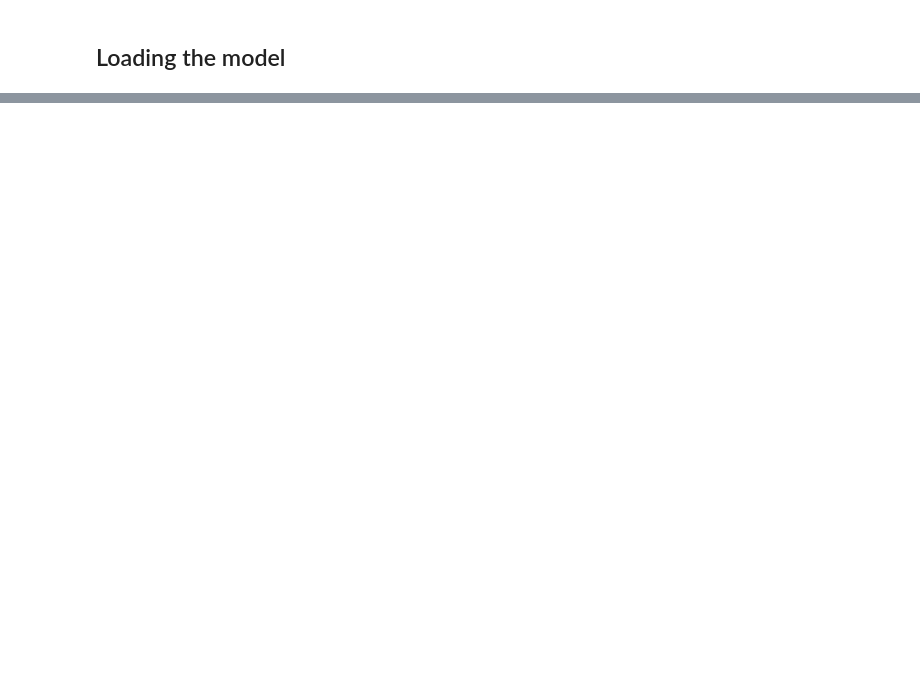
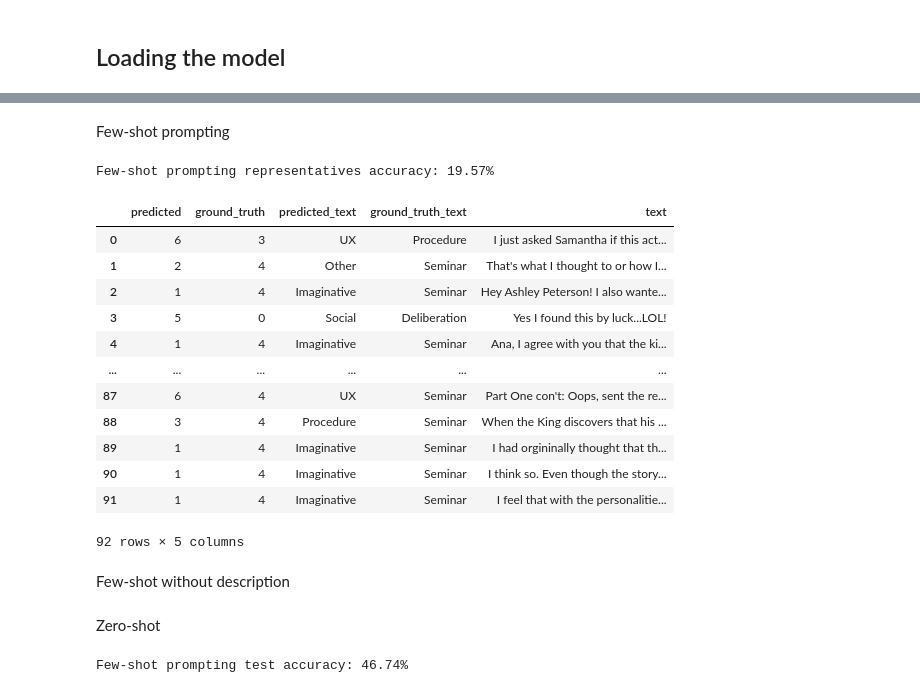
Before and after one commit to UL-FRI-NLP-2023-2024/ul-fri-nlp-course-project-azb, a Jupyter notebook: prompt_tuning/prompt_tuning.ipynb, the cells around one changed output, grey strips where cells are left out. Saved outputs shown, nothing was run; the diff lists cells and outputs as text; code cells hidden in the pictures; blank space fills up the shorter version.

```diff
--- a/prompt_tuning/prompt_tuning.ipynb
+++ b/prompt_tuning/prompt_tuning.ipynb
@@ -412,8 +415,48 @@ def predict_category(prompt):
+# %%
+def create_prompt(test_text, use_category_desc=True, use_category_ex=True):
+    prompt = prompt_intro
+    if use_category_desc:
+        prompt += category_description
+    if use_category_ex:
+        prompt += category_examples
+    prompt += f"Post: \"{test_text}\"\nCategory:"
+    return prompt
 # %%
-def evaluate_model(test_df, all_examples):
-    predictions = []
+def evaluate_model(test_df, use_category_desc=True, use_category_ex=True):
+    predicted_labels = []
     for index, row in test_df.iterrows():
-        prompt = create_prompt(row['text'], all_examples)
-        predicted_label = predict_category(prompt)
-        predictions.append(predicted_label)
-    return predictions
+        prompt = create_prompt(row['text'], use_category_desc, use_category_ex)
+        predicted_categories = predict_category(prompt)
+        predicted_labels.append(categoryToLabel[predicted_categories])
+    return predicted_labels
+# %% [markdown]
+Few-shot prompting
+# %%
+predicted_labels = evaluate_model(test_df)
+accuracy = calculate_accuracy(predicted_labels, actual_labels)
+print(f"Few-shot prompting representatives accuracy: {accuracy * 100:.2f}%")
+# %% [output]
+Few-shot prompting representatives accuracy: 19.57%
+# %%
+err_df = pd.DataFrame()
+err_df['predicted'] = predicted_labels
+err_df['ground_truth'] = actual_labels
+err_df['predicted_text'] = list(map(lambda x: labelToCategory[x], predicted_labels))
+err_df['ground_truth_text'] = list(map(lambda x: labelToCategory[x], actual_labels))
+err_df['text'] = test_df['text']
+# %%
+err_df
+# %% [output]
+|  | predicted | ground_truth | predicted_text | ground_truth_text | text |
+| 0 | 6 | 3 | UX | Procedure | I just asked Samantha if this act... |
+| 1 | 2 | 4 | Other | Seminar | That's what I thought to or how I... |
+| 2 | 1 | 4 | Imaginative | Seminar | Hey Ashley Peterson! I also wante... |
+| 3 | 5 | 0 | Social | Deliberation | Yes I found this by luck...LOL! |
+| 4 | 1 | 4 | Imaginative | Seminar | Ana, I agree with you that the ki... |
+| ... | ... | ... | ... | ... | ... |
+| 87 | 6 | 4 | UX | Seminar | Part One con't: Oops, sent the re... |
+| 88 | 3 | 4 | Procedure | Seminar | When the King discovers that his ... |
+| 89 | 1 | 4 | Imaginative | Seminar | I had orgininally thought that th... |
+| 90 | 1 | 4 | Imaginative | Seminar | I think so. Even though the story... |
+| 91 | 1 | 4 | Imaginative | Seminar | I feel that with the personalitie... |
+92 rows × 5 columns
@@ -419,0 +467,2 @@ def evaluate_model(test_df, all_examples):
+# %% [markdown]
+Few-shot without description
@@ -419,0 +481,8 @@ def evaluate_model(test_df, all_examples):
+# %% [markdown]
+Zero-shot
+# %%
+predicted_labels = evaluate_model(test_df, use_category_ex=False)
+accuracy = calculate_accuracy(predicted_labels, actual_labels)
+print(f"Few-shot prompting test accuracy: {accuracy * 100:.2f}%")
+# %% [output]
+Few-shot prompting test accuracy: 46.74%
```
Also changed, not shown: parts of 44 cells of this notebook, 7 other files.
